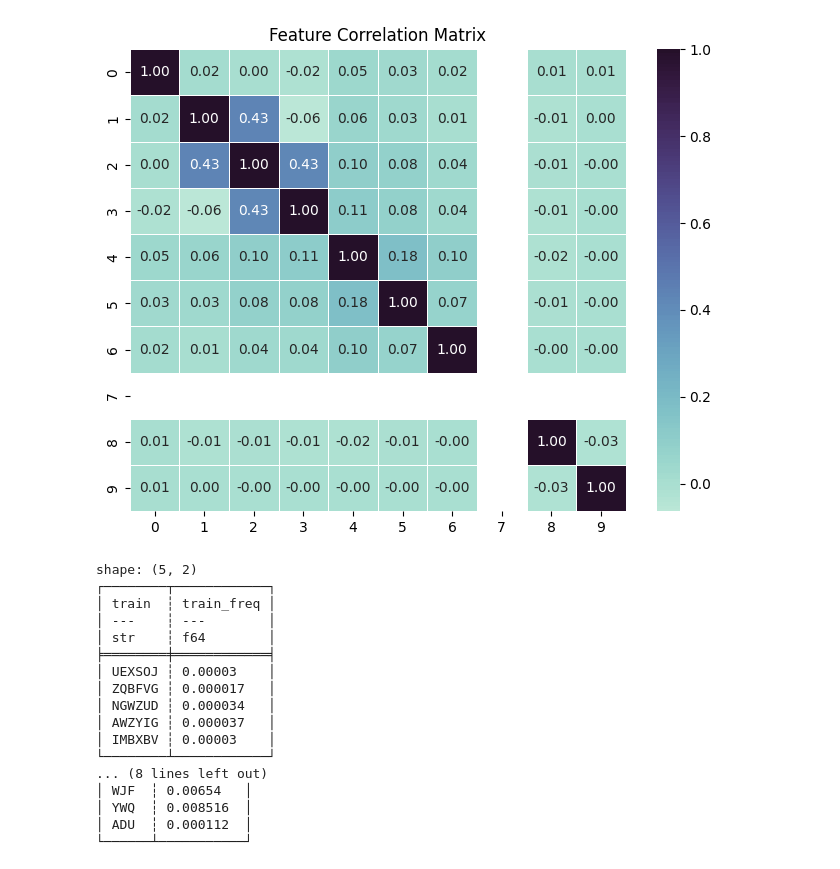
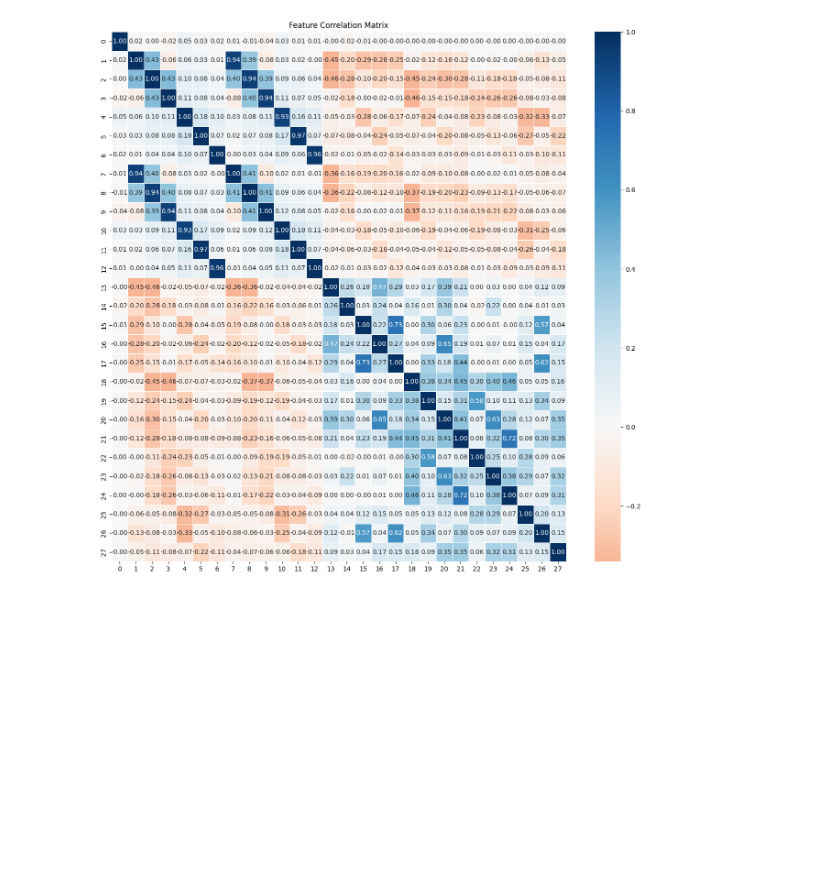
Before and after one commit to faunebl/challenge-data-203, a Jupyter notebook: sandbox.ipynb, the cells around one changed output. Cells and saved outputs as stored; diff of their text form; code cells hidden in the pictures; blank space fills up the shorter version.

Commit message:
Added tests corr plot

```diff
--- a/sandbox.ipynb
+++ b/sandbox.ipynb
@@ -98,25 +17,4 @@ shape: (5, 10)
-# %%
-plot_correlation(x_train_encoded)
-# %% [output]
-[figure, removed]
-# %%
-print(train_freq.head())
-print(gare_freq.head())
-# %% [output]
-shape: (5, 2)
-┌────────┬────────────┐
-│ train  ┆ train_freq │
-│ ---    ┆ ---        │
-│ str    ┆ f64        │
-╞════════╪════════════╡
-│ UEXSOJ ┆ 0.00003    │
-│ ZQBFVG ┆ 0.000017   │
-│ NGWZUD ┆ 0.000034   │
-│ AWZYIG ┆ 0.000037   │
-│ IMBXBV ┆ 0.00003    │
-└────────┴────────────┘
-... (8 lines left out)
-│ WJF  ┆ 0.00654   │
-│ YWQ  ┆ 0.008516  │
-│ ADU  ┆ 0.000112  │
-└──────┴───────────┘
+# %%
+plot_correlation(add_feature_interactions(x_train))
+# %% [output]
+[figure, added]
```
Also changed, not shown: parts of 5 cells of this notebook.
